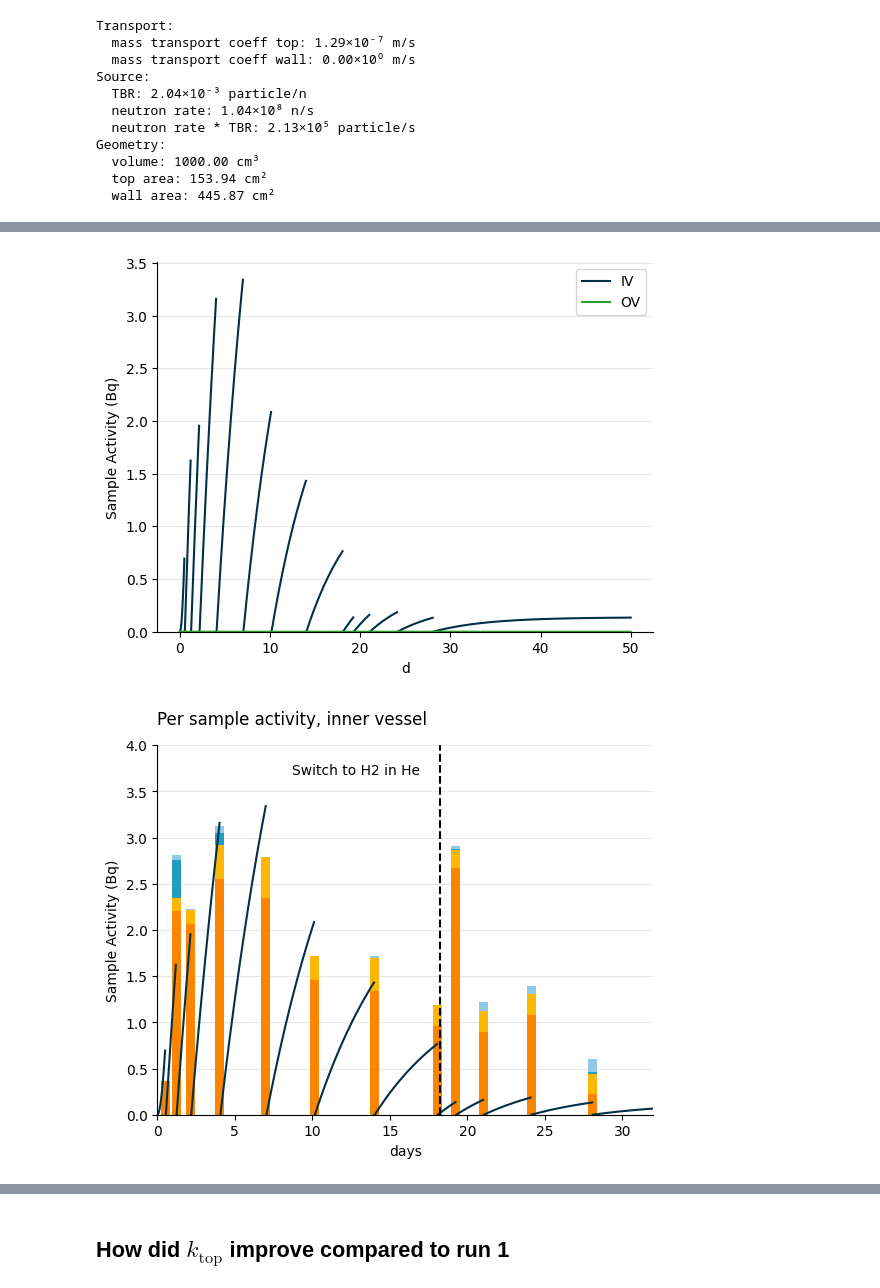
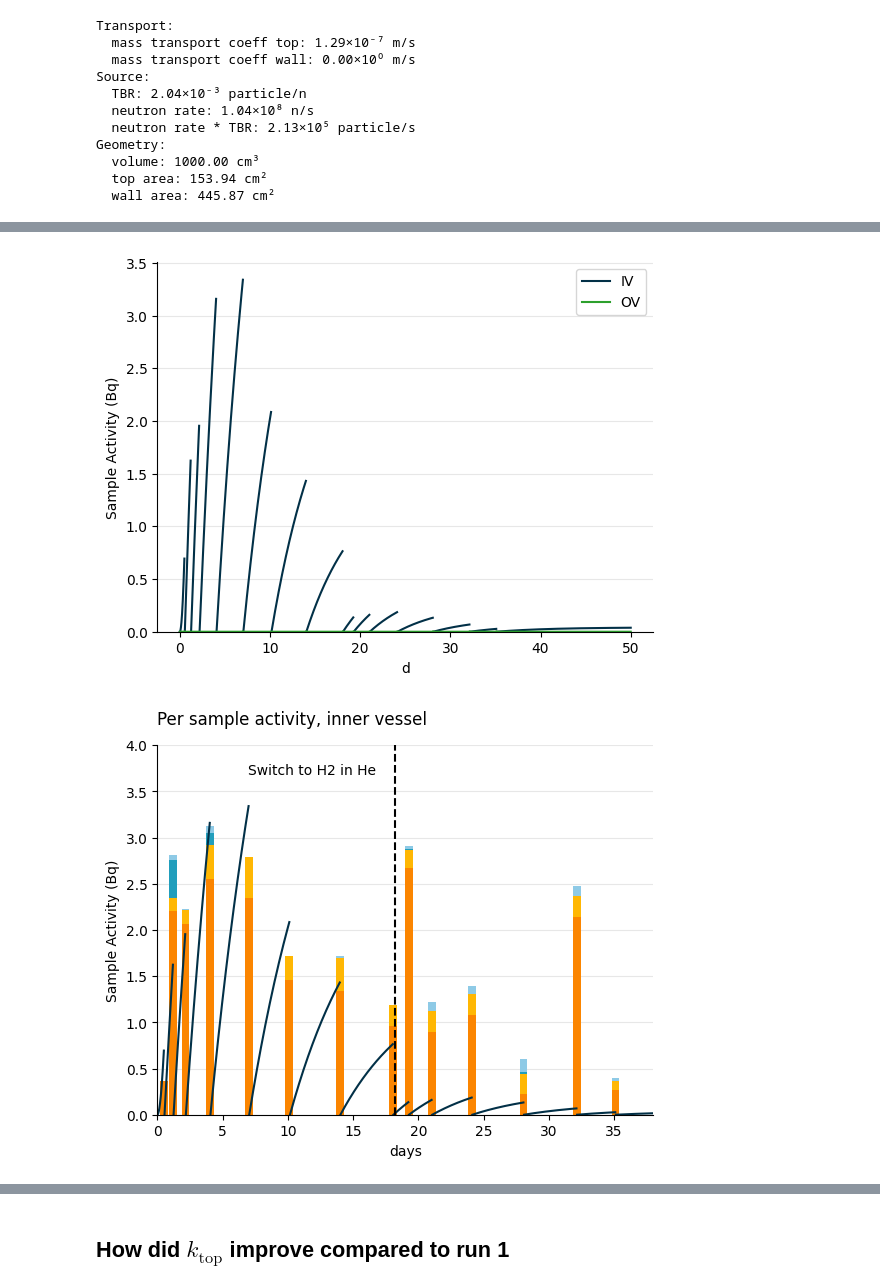
Before and after one commit to veliki-filozof/BABY-1L-run-3, a Jupyter notebook: analysis/tritium/tritium_model.ipynb, the cells around one changed output, grey strips where cells are left out. Saved outputs shown, nothing was run; the diff lists cells and outputs as text; code cells hidden in the pictures.

```diff
--- a/analysis/tritium/tritium_model.ipynb
+++ b/analysis/tritium/tritium_model.ipynb
@@ -227,7 +227,7 @@ plot_sample_activity_top(baby_model, replacement_times=replacement_times_top, co
 
 plt.grid(True, axis="y", alpha=0.3)
 plt.ylim(bottom=0 * ureg.Bq)
-plt.xlim(0, 32)
+plt.xlim(0, 38)
 plt.ylim(top=4)
 plt.ylabel("Sample Activity (Bq)")
 plt.xlabel("days")
@@ -250,35 +250,35 @@ plot_sample_activity_wall(baby_model, replacement_times=replacement_times_walls,
 
 plt.grid(True, axis="y", alpha=0.3)
 # plt.ylim(bottom=0 * ureg.Bq)
-plt.xlim(0, 32)
+plt.xlim(0, 38)
 plt.ylabel("Sample Activity (Bq)")
 plt.xlabel("days")
 plt.title("Per sample activity, outer vessel", loc = 'left', pad = 15)
 
 MDA = 0.071 # Calculated by hand for demo, TODO create code to calculate automatically
 
 plt.axvline(x=gas_switch_deltatime, color="k", linestyle="--")
 plt.annotate(
     f"Switch to H2 in He",
     (gas_switch_deltatime, 0.42),
     xytext=(-60, 40),
     textcoords="offset points",
     ha="center",
     va="bottom",
     color="k",
 )
 plt.axhline(y=MDA, color = "red", linestyle = "-.")
 plt.annotate(
     f"MDA per vial",
     (0, MDA),
     xytext=(50, 10),
     textcoords="offset points",
     ha="center",
     va="bottom",
     color="red",
 )
 
 plt.show()
 # %% [output]
-[figure, old version]
+[figure, new version]
-[figure, old version]
+[figure, new version]
```
Also changed, not shown: parts of 5 cells of this notebook.
